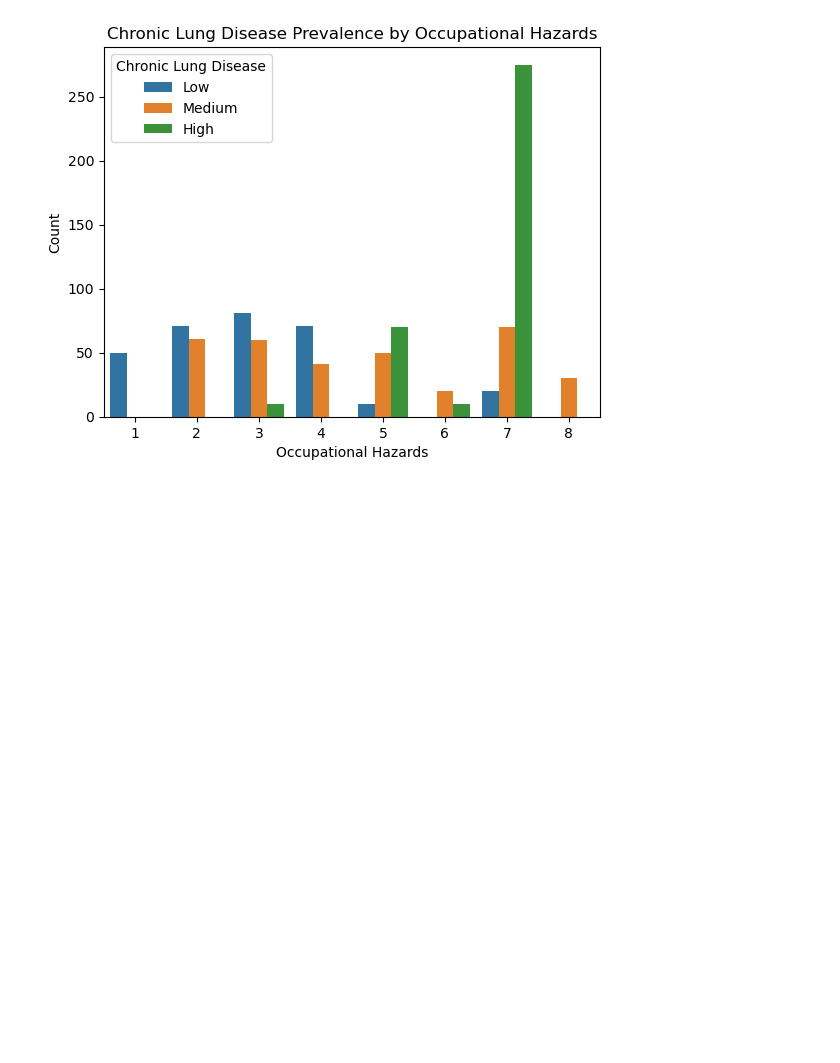
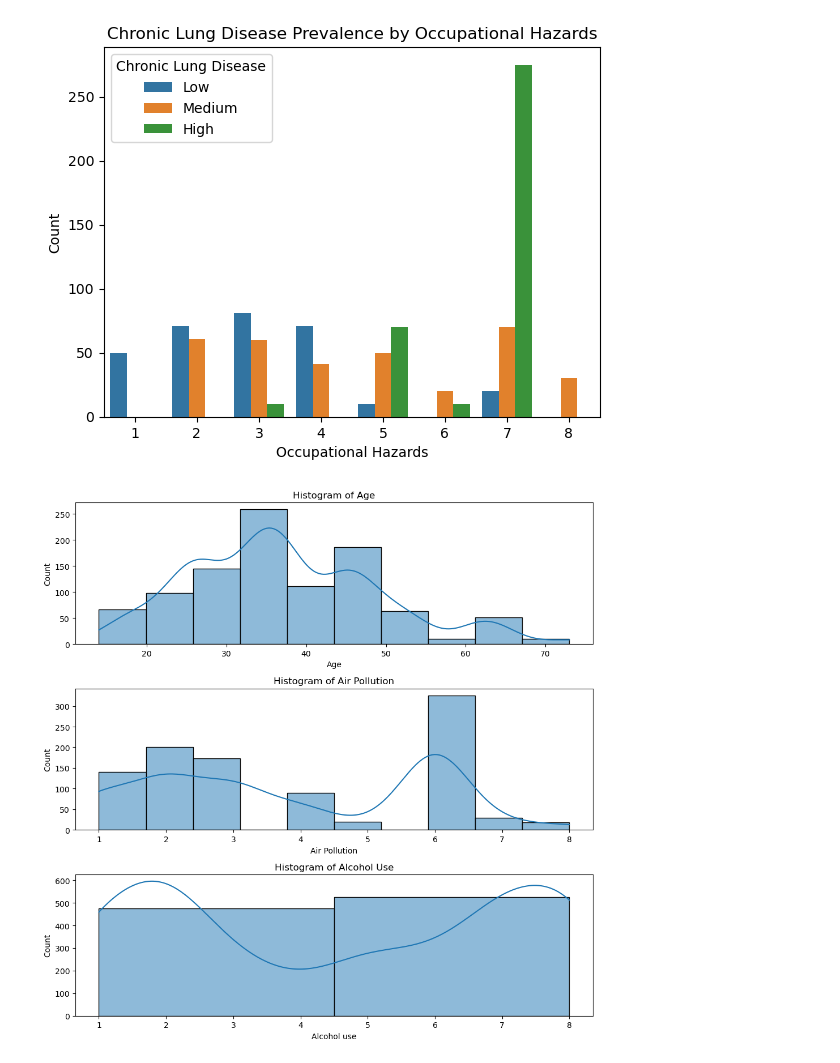
Before and after one commit to kxrrym03/Lung-Cancer-Analysis, a Jupyter notebook: Lung Cancer Analysis.ipynb, the cells around one changed output. Saved outputs shown, nothing was run; the diff lists cells and outputs as text; code cells hidden in the pictures; blank space fills up the shorter version.

```diff
--- a/Lung Cancer Analysis.ipynb
+++ b/Lung Cancer Analysis.ipynb
@@ -129,3 +129,19 @@ plt.legend(title='Chronic Lung Disease')
 plt.show()
 # %% [output]
 [figure]
+# %%
+fig, axes = plt.subplots(nrows=3, ncols=1, figsize=(10, 10))
+
+sns.histplot(df['Age'], bins=10, kde=True, ax=axes[0])
+axes[0].set_title('Histogram of Age')
+
+sns.histplot(df['Air Pollution'], bins=10, kde=True, ax=axes[1])
+axes[1].set_title('Histogram of Air Pollution')
+
+sns.histplot(df['Alcohol use'], bins=2, kde=True, ax=axes[2])
+axes[2].set_title('Histogram of Alcohol Use')
+
+plt.tight_layout()
+plt.show()
+# %% [output]
+[figure, added]
```
Also changed, not shown: parts of 1 cell of this notebook.
